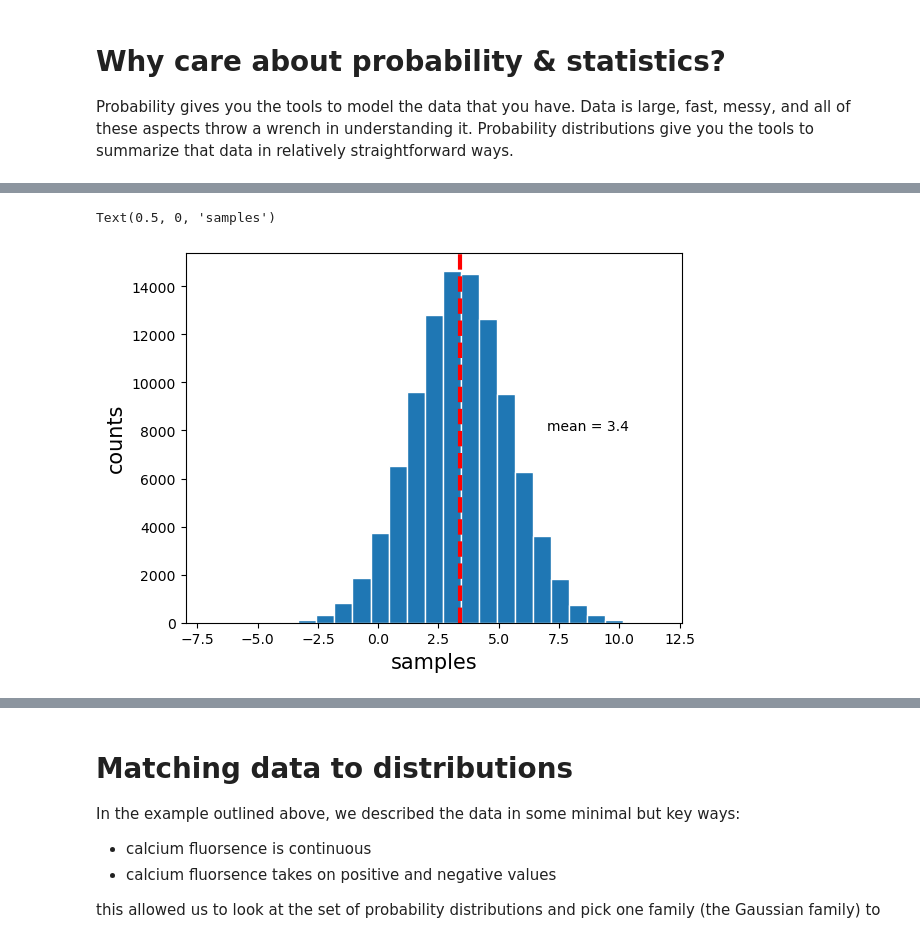
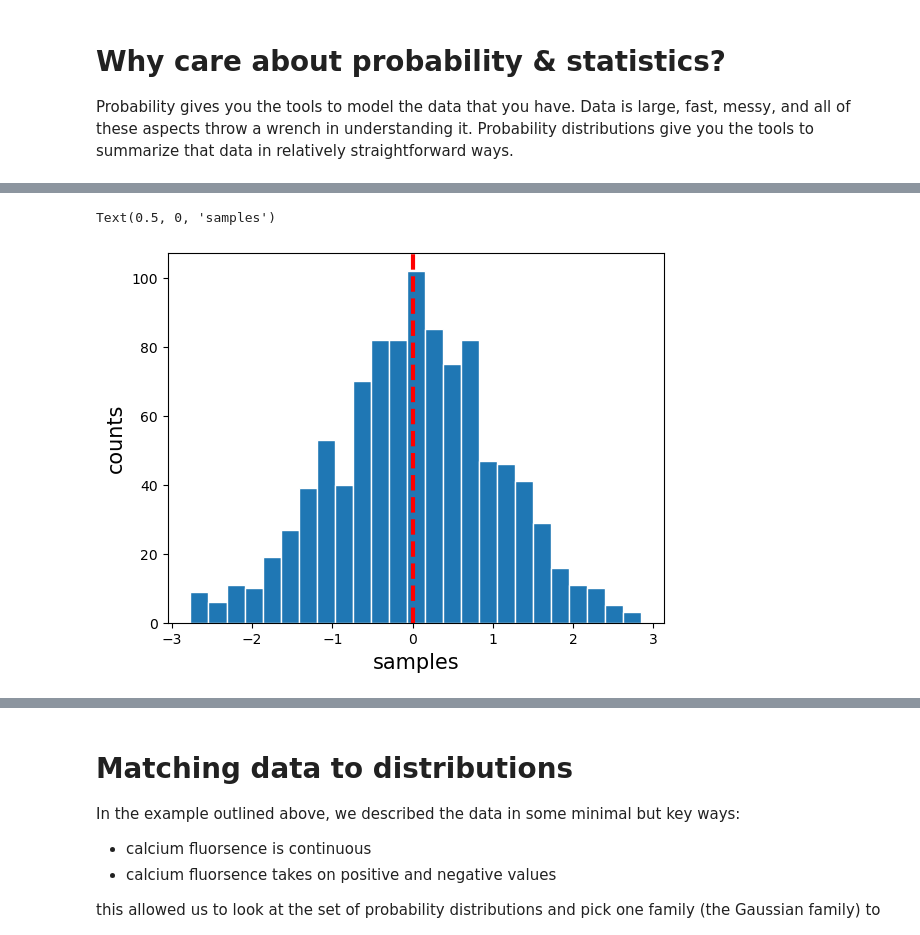
Before and after one commit to PrincetonUniversity/pni_bootcamp_2023, a Jupyter notebook: prob_stats/prob_notebook_bootcamp.ipynb, the cells around one changed output, grey strips where cells are left out. Cells and saved outputs as stored; diff of their text form; code cells hidden in the pictures.

```diff
--- a/prob_stats/prob_notebook_bootcamp.ipynb
+++ b/prob_stats/prob_notebook_bootcamp.ipynb
@@ -69,18 +59,20 @@ what variables are available in the scope of your program?
 # %%
 # sampling values from a normal distribution
-num_samples = 100000
+mu = 0
+sig_2 = 1
+num_samples = 1000
 norm_distributed = norm(loc=mu, scale=np.sqrt(sig_2)).rvs(num_samples)
 
 """
 we can visualize these samples with a histogram. With enough samples we start to get an
 idea of what the true form of the distribution is (e.g. we get a sense for the mean and standard deviation)
 """
 fs = 15
 plt.hist(norm_distributed, edgecolor="white", bins=25);
 plt.axvline(mu, color="red", linestyle="--", lw=3)
-plt.annotate(xy=(7, 8000), text=f"mean = {mu}");
+plt.annotate(xy=(3, 8000), text=f"mean = {mu}");
 plt.ylabel("counts", fontsize = fs)
 plt.xlabel("samples", fontsize = fs)
 # %% [output]
 Text(0.5, 0, 'samples')
-[figure, old version]
+[figure, new version]
```
Also changed, not shown: parts of 15 cells of this notebook.
